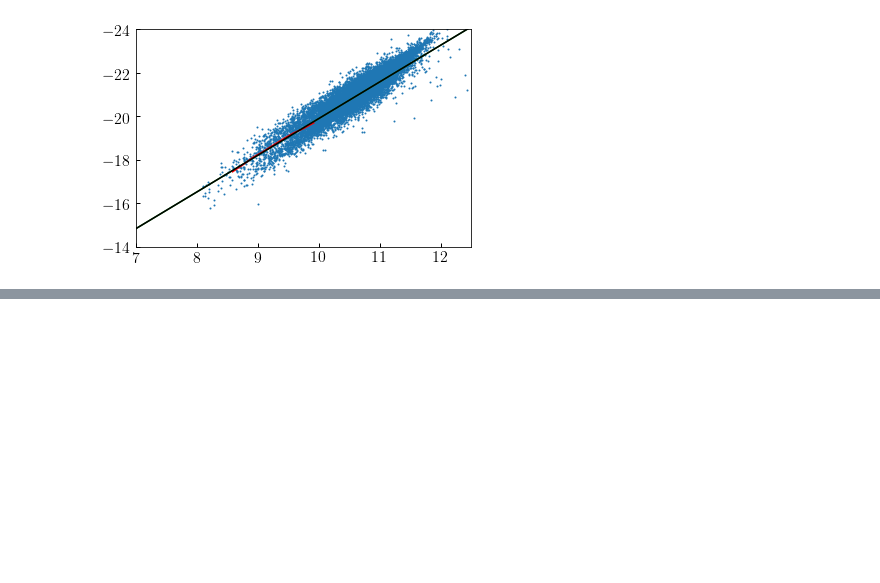
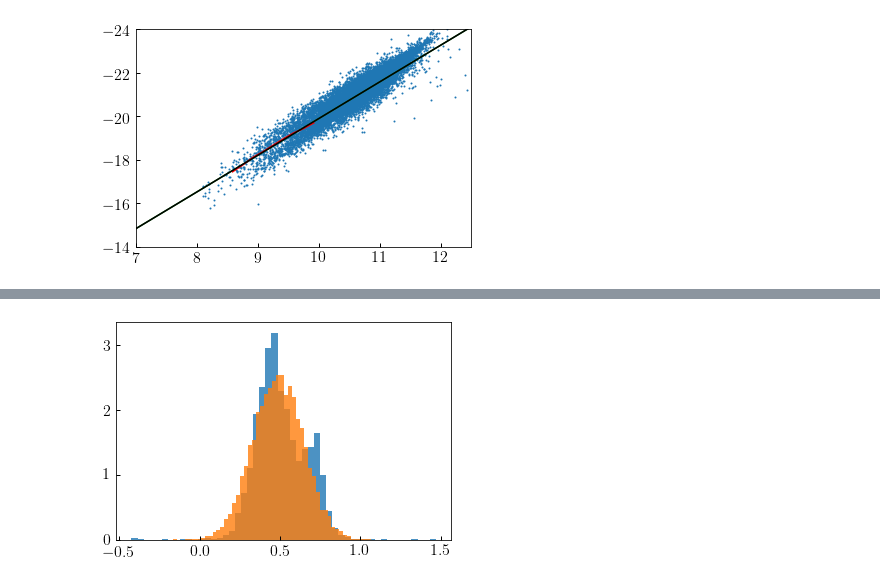
Before and after one commit to dkorytov/rescale_dc2, a Jupyter notebook: notebooks/make_fake_sdss_data.ipynb, the cells around one changed output, grey strips where cells are left out. Cells and saved outputs as stored; diff of their text form; code cells hidden in the pictures; blank space fills up the shorter version.

```diff
--- a/notebooks/make_fake_sdss_data.ipynb
+++ b/notebooks/make_fake_sdss_data.ipynb
@@ -89,0 +149,7 @@ __=ax.scatter(sdss['sm'][::nskip], sdss['rmag'][::nskip], s=1)
+# %%
+fig, ax = plt.subplots(1, 1)
+
+__=ax.hist(sdss['sdss_petrosian_gr'][sdss_mask], bins=50, normed=True, alpha=0.8)
+__=ax.hist(mock_gr, bins=50, normed=True, alpha=0.8)
+# %% [output]
+[figure, added]
```
Also changed, not shown: parts of 8 cells of this notebook.
